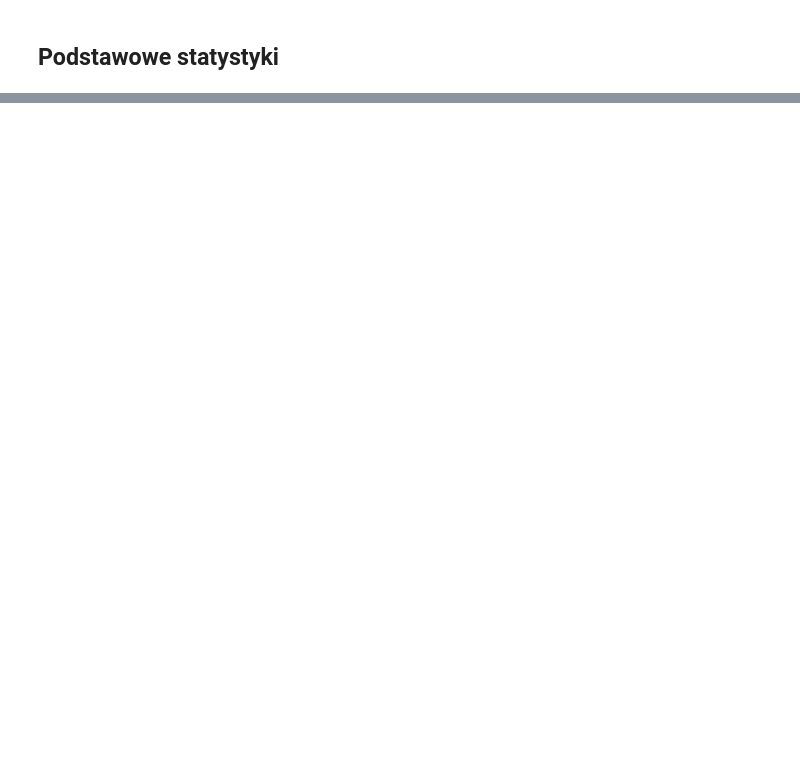
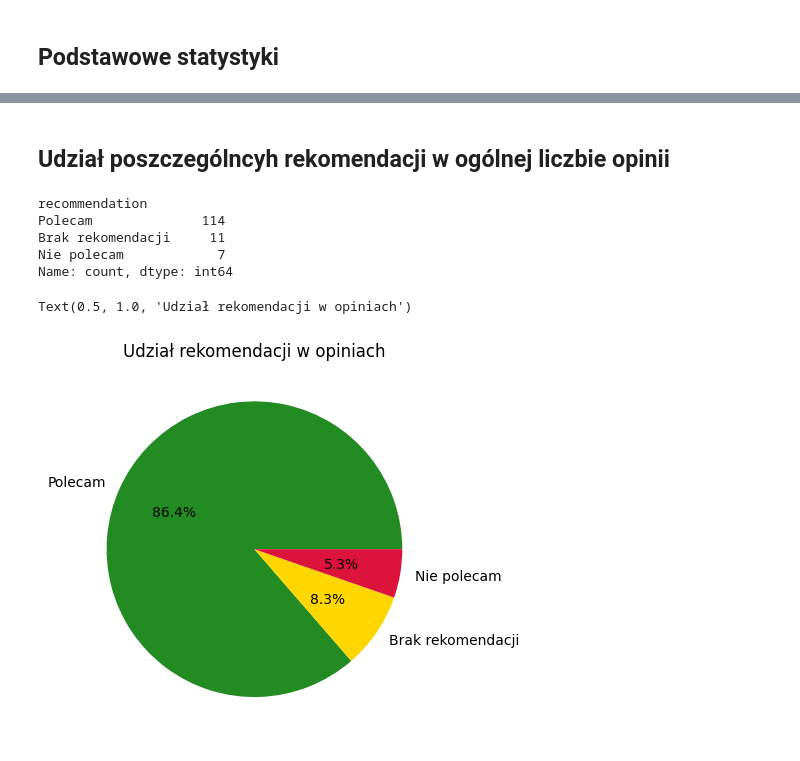
Before and after one commit to katwojuek/CeneoScraperS11, a Jupyter notebook: analzer.ipynb, the cells around one changed output, grey strips where cells are left out. Drawn from its saved outputs; the diff is of its cells as text; code cells hidden in the pictures; blank space fills up the shorter version.

```diff
--- a/analzer.ipynb
+++ b/analzer.ipynb
@@ -20,2 +23,6 @@ opinions = pd.read_json(f"opinions/{product_id}.json")
+# %%
+opinions = pd.read_json(f"opinions/{product_id}.json")
+opinions.stars = opinions.stars.apply(lambda s: s.split("/")[0].replace(",",".")).astype(float)
+opinions.recommendation = opinions.recommendation.apply(lambda r: "Brak rekomendacji" if r is None else r)
 # %%
 opinions
@@ -32,0 +89,21 @@ average_stars
+# %% [markdown]
+## Udział poszczególncyh rekomendacji w ogólnej liczbie opinii
+# %%
+recommendations_distribution = opinions.recommendation.value_counts(dropna=False).reindex(["Polecam", "Brak rekomendacji", "Nie polecam"], fill_value = 0)
+recommendations_distribution
+# %% [output]
+recommendation
+Polecam              114
+Brak rekomendacji     11
+Nie polecam            7
+Name: count, dtype: int64
+# %%
+recommendations_distribution.plot.pie(
+    colors = ["forestgreen", "gold", "crimson"],
+    label = "",
+    autopct = "%1.1f%%"
+)
+plt.title("Udział rekomendacji w opiniach")
+# %% [output]
+Text(0.5, 1.0, 'Udział rekomendacji w opiniach')
+[figure, added]
```
Also changed, not shown: parts of 9 cells of this notebook, 1 other file.
